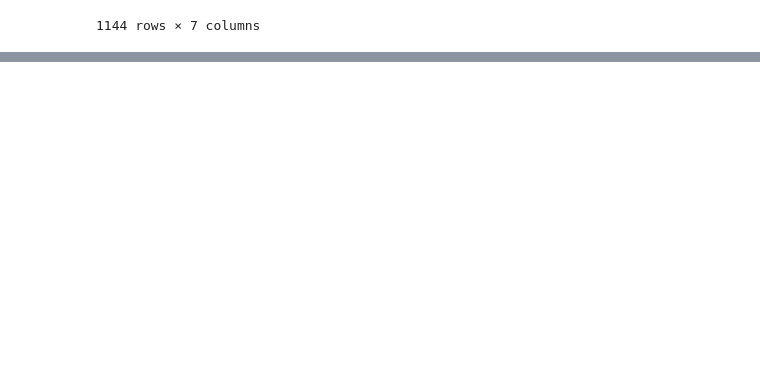
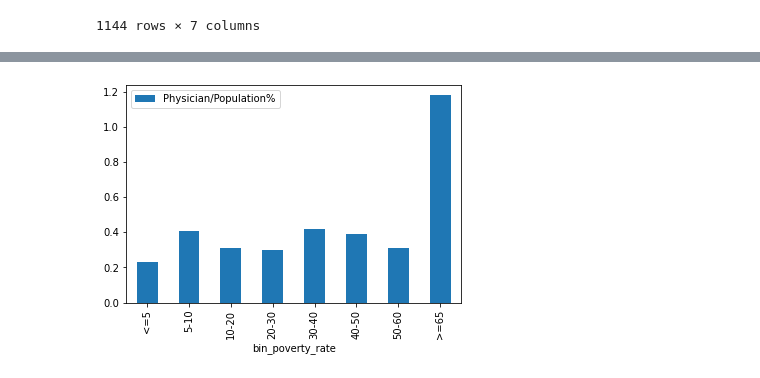
Before and after one commit to vsanga04/Project-1, a Jupyter notebook: Provider_data.ipynb, the cells around one changed output, grey strips where cells are left out. Saved outputs shown, nothing was run; the diff lists cells and outputs as text; code cells hidden in the pictures; blank space fills up the shorter version.

```diff
--- a/Provider_data.ipynb
+++ b/Provider_data.ipynb
@@ -405,0 +448,6 @@ plt.savefig("output_figures/Per_capita_income_distribution.png")
+# %%
+print(census_data["Poverty Rate"].max())
+print(census_data["Poverty Rate"].min())
+
+census_data["bin_poverty_rate"] = pd.cut(census_data["Poverty Rate"], bins = [0,5,10,20,30,40,50,60,65], labels = ["<=5","5-10","10-20","20-30", "30-40", "40-50", "50-60", ">=65" ])
+census_data.head()
@@ -405,0 +496,20 @@ plt.savefig("output_figures/Per_capita_income_distribution.png")
+# %%
+zip_county["bin_poverty_rate"] = pd.cut(zip_county["Poverty Rate"], bins = [0,5,10,20,30,40,50,60,65], labels = ["<=5","5-10","10-20","20-30", "30-40", "40-50", "50-60", ">=65" ])
+zip_county.head()
+
+
+zip_county_pop = zip_county.groupby(["bin_poverty_rate"])
+zip_poverty_pop = zip_county_pop["Population"].sum()
+zip_poverty_pop
+zip_poverty_pop = zip_poverty_pop.reset_index()
+zip_poverty_pop
+
+bin_pop_provider = pd.merge(left = poverty_provider_count, right = zip_poverty_pop, how = "right", on="bin_poverty_rate")
+bin_pop_provider
+
+bin_pop_provider["Physician/Population%"] = bin_pop_provider["NPI"]/bin_pop_provider["Population"]*100
+bin_pop_provider
+bin_pop_provider['Physician/Population%'] = bin_pop_provider['Physician/Population%'].apply('{:.2f}'.format)
+bin_pop_provider
+bin_pop_provider['Physician/Population%']=pd.to_numeric(bin_pop_provider["Physician/Population%"])
+bin_pop_provider
@@ -406 +526,6 @@ plt.savefig("output_figures/Per_capita_income_distribution.png")
+# %%
+bin_pop_provider.plot(x='bin_poverty_rate', y='Physician/Population%', kind='bar')
+plt.show()
+# %% [output]
+[figure, added]
 # %%
```
Also changed, not shown: parts of 10 cells of this notebook.
